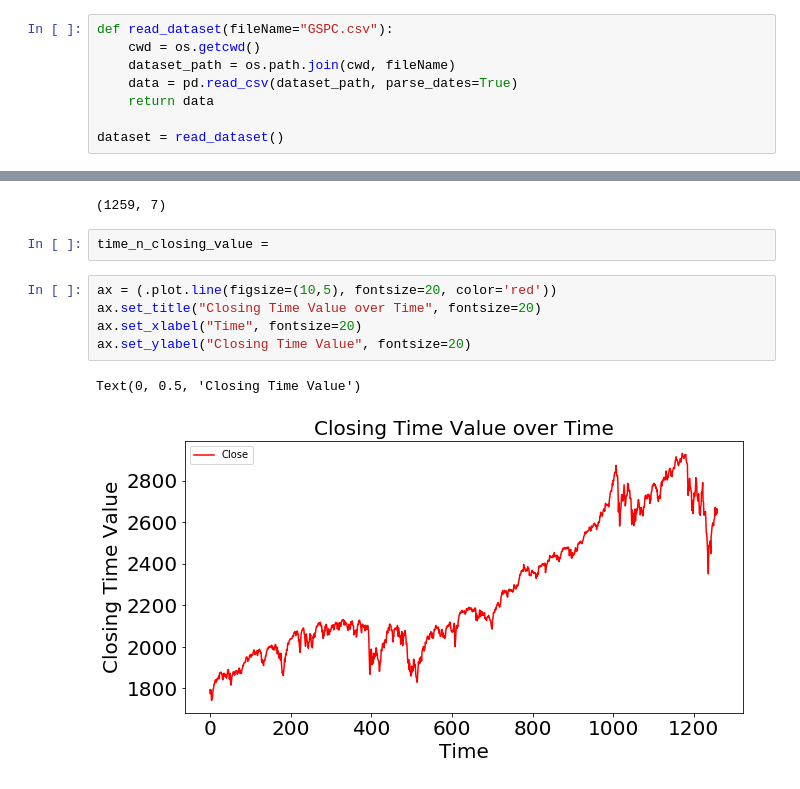
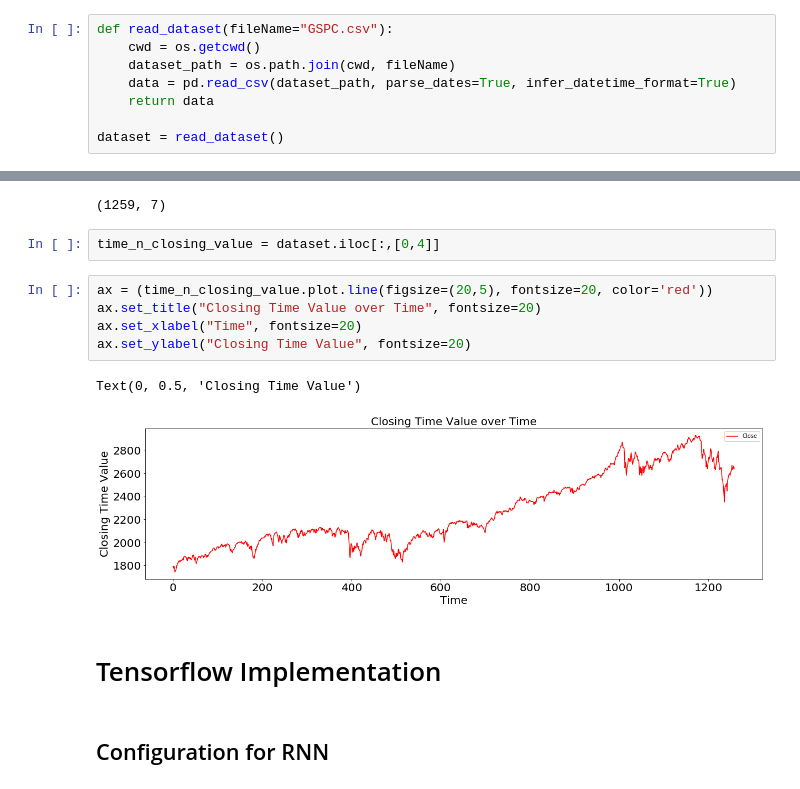
Before and after one commit to Kmg10/Stock-Market-Prediction, a Jupyter notebook: Vibhu.ipynb, the cells around one changed output, grey strips where cells are left out. Cells and saved outputs as stored; diff of their text form.

Commit message:
Created LSTM Graph

```diff
--- a/Vibhu.ipynb
+++ b/Vibhu.ipynb
@@ -8,7 +15,7 @@ import os
 def read_dataset(fileName="GSPC.csv"):
     cwd = os.getcwd()
     dataset_path = os.path.join(cwd, fileName)
-    data = pd.read_csv(dataset_path, parse_dates=True)
+    data = pd.read_csv(dataset_path, parse_dates=True, infer_datetime_format=True)
     return data
 
 dataset = read_dataset()
@@ -37,13 +46,17 @@ dataset.describe()
 dataset.shape
 # %% [output]
 (1259, 7)
-# %%
-time_n_closing_value =
+# %%
+time_n_closing_value = dataset.iloc[:,[0,4]]
 # %%
-ax = (.plot.line(figsize=(10,5), fontsize=20, color='red'))
+ax = (time_n_closing_value.plot.line(figsize=(20,5), fontsize=20, color='red'))
 ax.set_title("Closing Time Value over Time", fontsize=20)
 ax.set_xlabel("Time", fontsize=20)
 ax.set_ylabel("Closing Time Value", fontsize=20)
 # %% [output]
 Text(0, 0.5, 'Closing Time Value')
-[figure, old version]
+[figure, new version]
+# %% [markdown]
+# Tensorflow Implementation
+# %% [markdown]
+## Configuration for RNN
```
Also changed, not shown: parts of 13 cells of this notebook.
